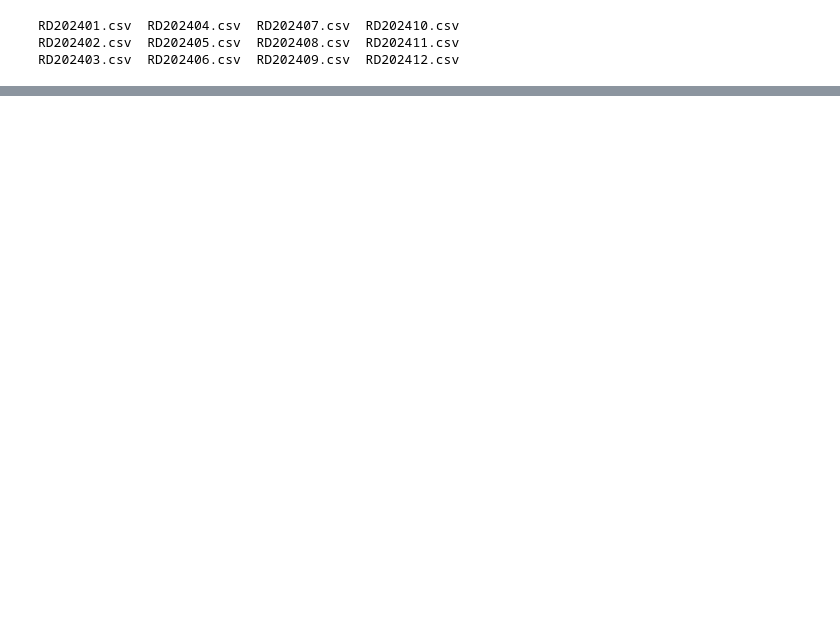
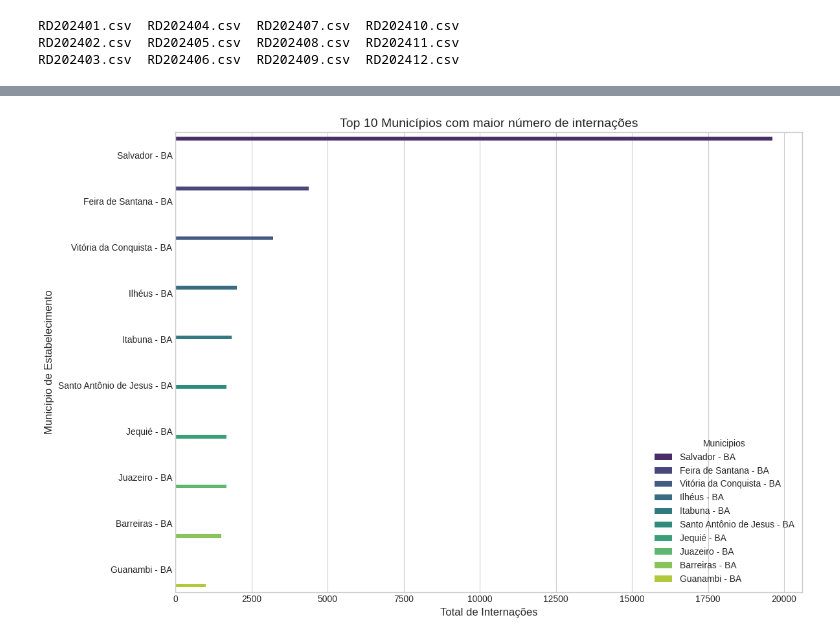
Before and after one commit to Maikoandre/DataSUS-Analysis, a Jupyter notebook: sia_analysis.ipynb, the cells around one changed output, grey strips where cells are left out. Saved outputs shown, nothing was run; the diff lists cells and outputs as text; code cells hidden in the pictures; blank space fills up the shorter version.

Commit message:
Kaggle Notebook | SIA - DataSUS | Version 2

```diff
--- a/sia_analysis.ipynb
+++ b/sia_analysis.ipynb
@@ -147 +162,8 @@ df[df['UF_ZI'] == 290000]
+# %%
+# Filtrar os registros cujo valor da coluna UF_ZI inicie com 29, considerando o novo recorte
+df = df[df['UF_ZI'].astype(str).str.startswith('29')].copy()
+# %%
+# Converter as colunas de data para o tipo datetime
+df['DT_INTER'] = pd.to_datetime(df['DT_INTER'], format='%Y%m%d')
+df['DT_SAIDA'] = pd.to_datetime(df['DT_SAIDA'], format='%Y%m%d')
 # %%
@@ -150,0 +185,4 @@ df['UF_ZI'].nunique()
+# %%
+# Importando os dados de municípios
+df_municipios = pd.read_csv('/kaggle/input/municipios/municipios.csv')
+df_municipios
@@ -150,0 +203,6 @@ df['UF_ZI'].nunique()
+# %%
+# Convertendo o código do município para string e pegando apenas os 6 primeiros caracteres
+# e filtrando para o estado da Bahia
+df_municipios['Codigo'] = df_municipios['Codigo'].astype(str).str[:6]
+df_municipios = df_municipios[df_municipios['Codigo'].str.startswith('29')]
+df_municipios
@@ -150,0 +223,37 @@ df['UF_ZI'].nunique()
+# %%
+# Contagem das 10 cidades com mais internações
+contagem_internacoes = df['MUNIC_MOV'].value_counts().nlargest(10).reset_index()
+contagem_internacoes['MUNIC_MOV'] = contagem_internacoes['MUNIC_MOV'].astype(str)
+contagem_internacoes.columns = ['MUNIC_MOV', 'INTER']
+
+# Merge com o dataframe de municípios
+top_municipios = pd.merge(
+    contagem_internacoes,
+    df_municipios,
+    left_on='MUNIC_MOV',
+    right_on='Codigo'
+)
+
+# Criando coluna com nome formatado
+top_municipios['Municipios'] = top_municipios['Nome'] + ' - ' + top_municipios['Uf']
+
+# Gráfico
+plt.style.use('seaborn-v0_8-whitegrid')
+fig, ax = plt.subplots(figsize=(12, 8))
+
+sns.barplot(
+    data=top_municipios,
+    x='INTER',
+    y='Municipios',
+    hue='Municipios',
+    palette='viridis',
+    ax=ax
+)
+
+ax.set_title('Top 10 Municípios com maior número de internações', fontsize=14)
+ax.set_xlabel('Total de Internações', fontsize=12)
+ax.set_ylabel('Município de Estabelecimento', fontsize=12)
+plt.tight_layout()
+plt.show()
+# %% [output]
+[figure, added]
```
Also changed, not shown: parts of 20 cells of this notebook.
